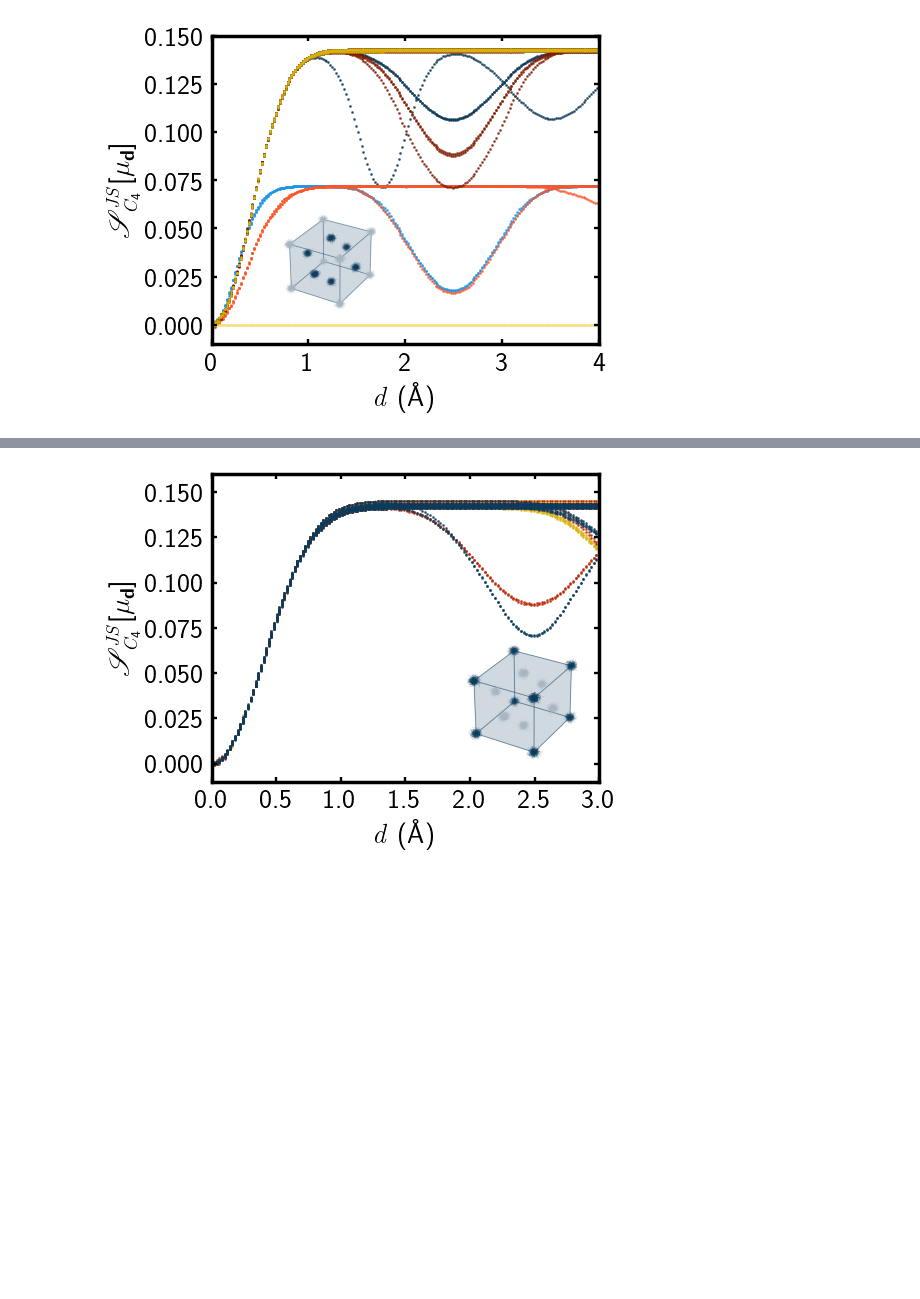
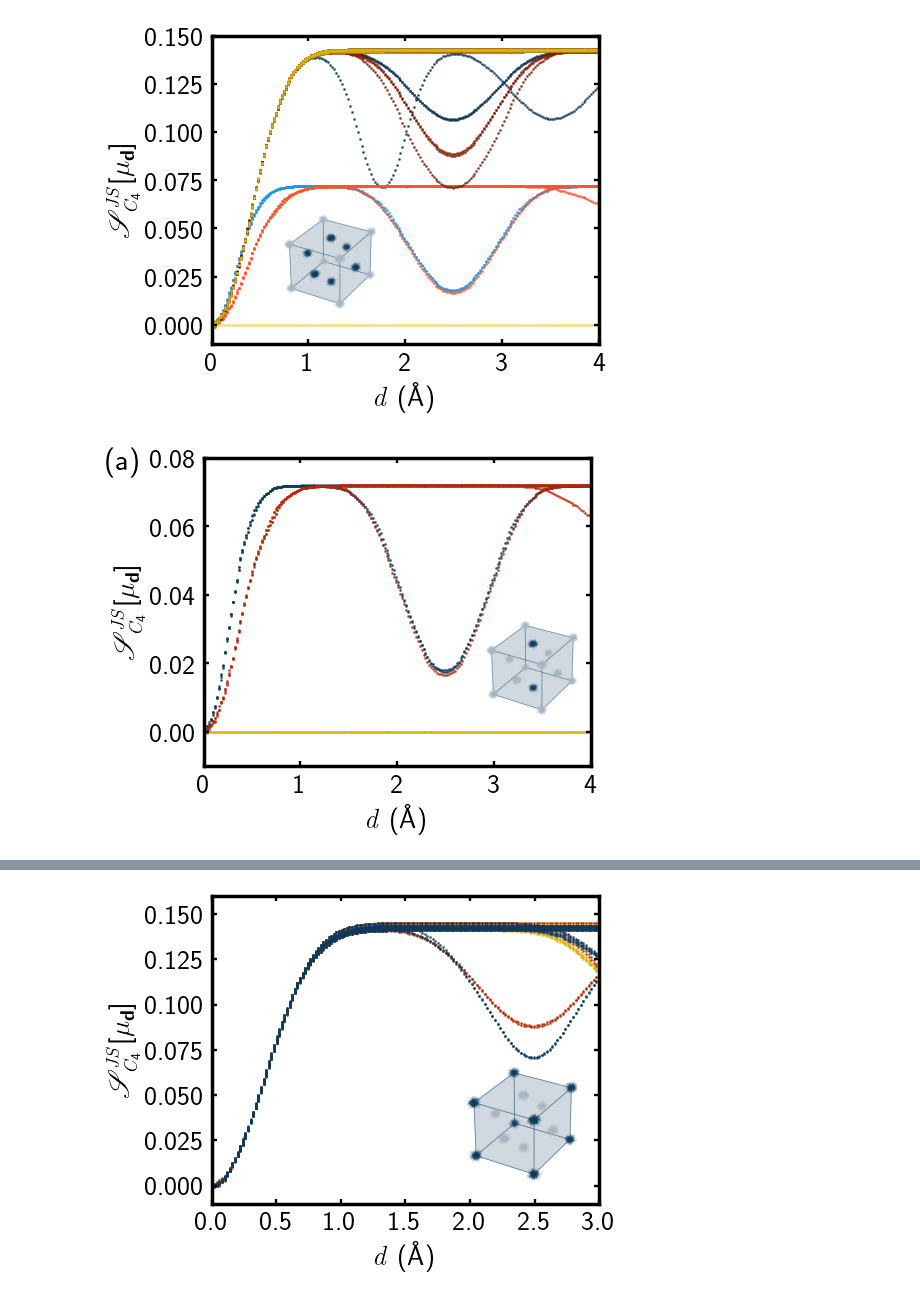
Before and after one commit to lanikaling/SymmetryBreakingMeasure, a Jupyter notebook: notebook/notebook_nickel_C4_JS.ipynb, the cells around one changed output, grey strips where cells are left out. Drawn from its saved outputs; the diff is of its cells as text; code cells hidden in the pictures; blank space fills up the shorter version.

```diff
--- a/notebook/notebook_nickel_C4_JS.ipynb
+++ b/notebook/notebook_nickel_C4_JS.ipynb
@@ -218,3 +214,41 @@ plot(data, xlabel=r'$\mathit{d}$ ($\mathrm{\AA}$)', ylabel=r'$\mathscr{S}^{\math
      solid={'directory':'../figs/nickel/cubic_solid_nickel_samples_center_nobackground.pdf', 'loc':[0.24, 0.19, 0.25, 0.25]})
 # %% [output]
 [figure]
+# %%
+# =========================================================
+# Figure (a): only the "light" subsets, colored BLUE/RED/YELLOW
+# =========================================================
+data_light = {
+    1: {
+        'x': measures_data_center_0_light[:, 0],
+        'y': measures_data_center_0_light[:, 1],
+        'color': BLUE,
+    },
+    2: {
+        'x': measures_data_center_45_light[:, 0],
+        'y': measures_data_center_45_light[:, 1],
+        'color': RED,
+    },
+    3: {
+        'x': measures_data_center_90_light[:, 0],
+        'y': measures_data_center_90_light[:, 1],
+        'color': YELLOW,
+    },
+}
+
+plot(
+    data_light,
+    xlabel=r'$\mathit{d}$ ($\mathrm{\AA}$)',
+    ylabel=r'$\mathscr{S}^{\mathit{JS}}_{\mathit{C}_4}[\mu_\mathbf{d}]$',
+    xlim=[0, 4],
+    ylim=[-0.01, 0.08],
+    filename='../figs/nickel/rotation_center_light.pdf',
+    style=bg_mpl_style,
+    text={'content': '(a)', 'loc': [-0.07, 0.85, 0, 0]},
+    solid={
+        'directory': '../figs/nickel/cubic_solid_nickel_samples_top_bottom_nobackground.pdf',
+        'loc': [0.66, 0.23, 0.25, 0.25],
+    },
+)
+# %% [output]
+[figure, added]
```
Also changed, not shown: parts of 4 cells of this notebook, 16 other files.
